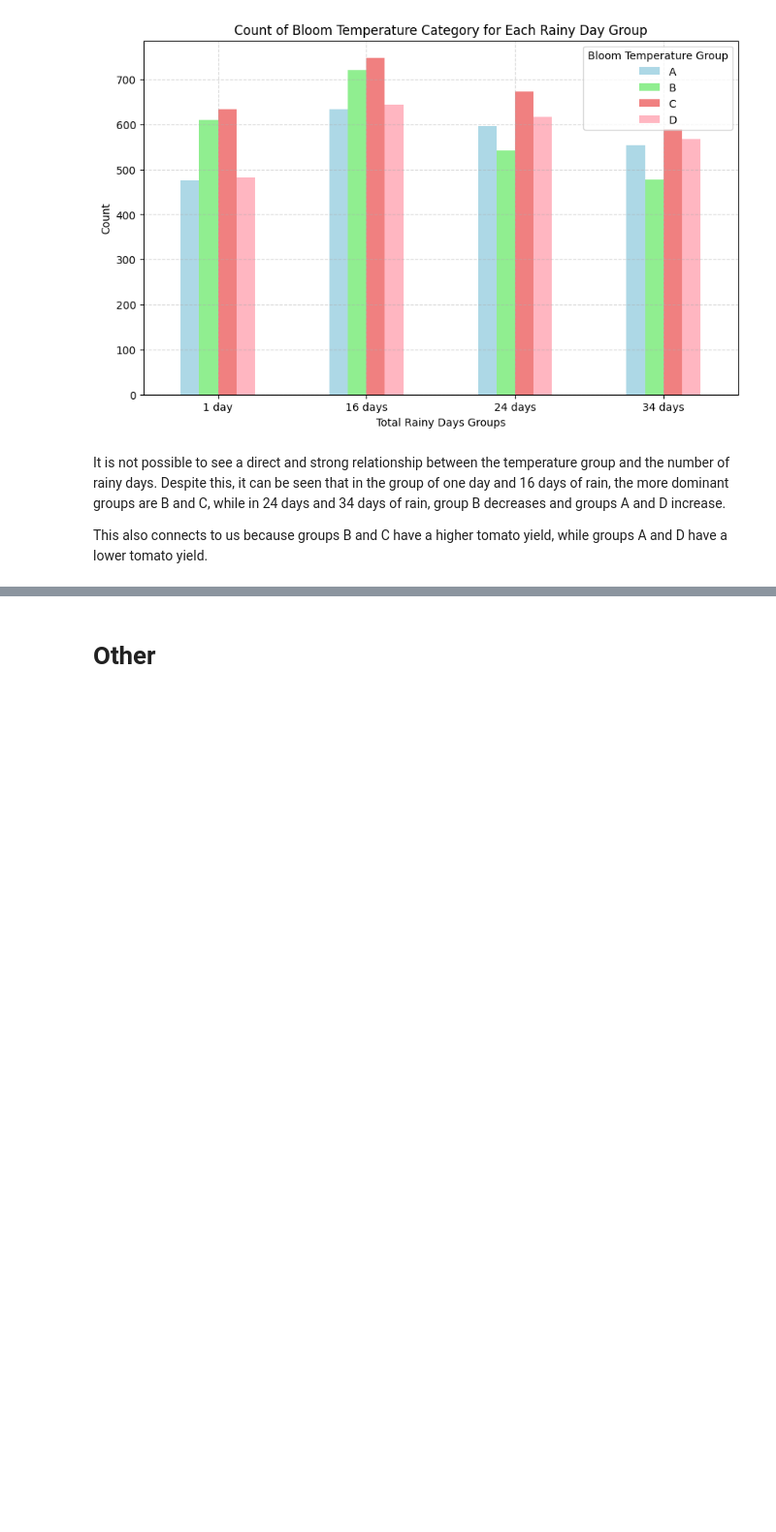
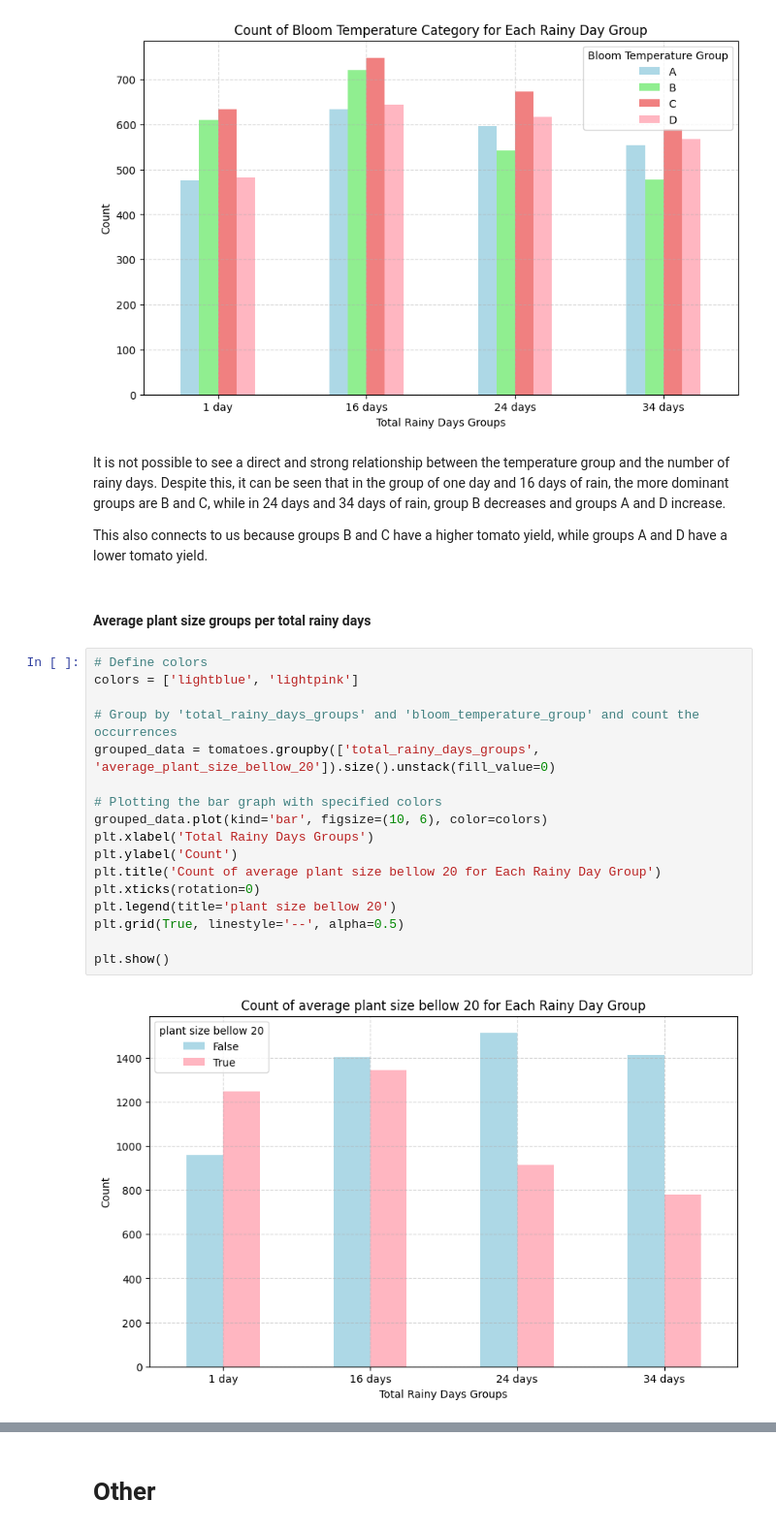
Before and after one commit to matan-avitan/Data-processing-analysis-and-presentation-course, a Jupyter notebook: Copy_of_Tomato.ipynb, the cells around one changed output, grey strips where cells are left out. Shown at 97% size. Drawn from its saved outputs; the diff is of its cells as text; blank space fills up the shorter version.

```diff
--- a/Copy_of_Tomato.ipynb
+++ b/Copy_of_Tomato.ipynb
@@ -1592,3 +1595,24 @@ It is not possible to see a direct and strong relationship between the temperatu
 Despite this, it can be seen that in the group of one day and 16 days of rain, the more dominant groups are B and C, while in 24 days and 34 days of rain, group B decreases and groups A and D increase.
 
 This also connects to us because groups B and C have a higher tomato yield, while groups A and D have a lower tomato yield.
+# %% [markdown]
+#### Average plant size groups per total rainy days
+# %%
+# Define colors
+colors = ['lightblue', 'lightpink']
+
+# Group by 'total_rainy_days_groups' and 'bloom_temperature_group' and count the occurrences
+grouped_data = tomatoes.groupby(['total_rainy_days_groups', 'average_plant_size_bellow_20']).size().unstack(fill_value=0)
+
+# Plotting the bar graph with specified colors
+grouped_data.plot(kind='bar', figsize=(10, 6), color=colors)
+plt.xlabel('Total Rainy Days Groups')
+plt.ylabel('Count')
+plt.title('Count of average plant size bellow 20 for Each Rainy Day Group')
+plt.xticks(rotation=0)
+plt.legend(title='plant size bellow 20')
+plt.grid(True, linestyle='--', alpha=0.5)
+
+plt.show()
+# %% [output]
+[figure, added]
```
Also changed, not shown: parts of 45 cells of this notebook.
